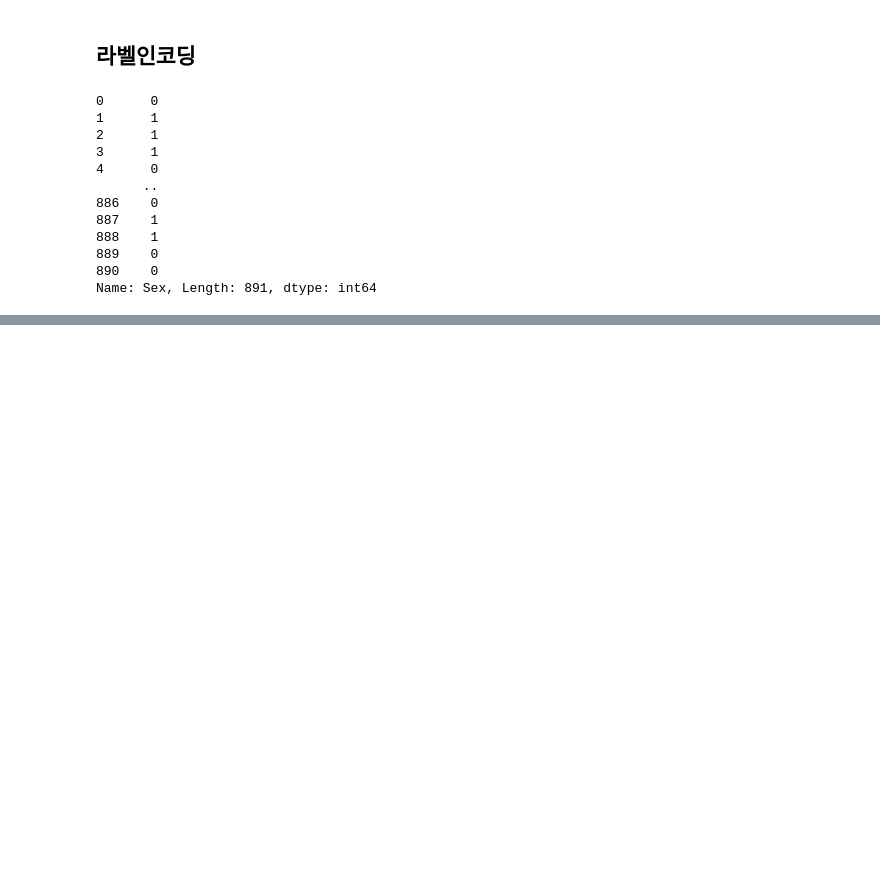
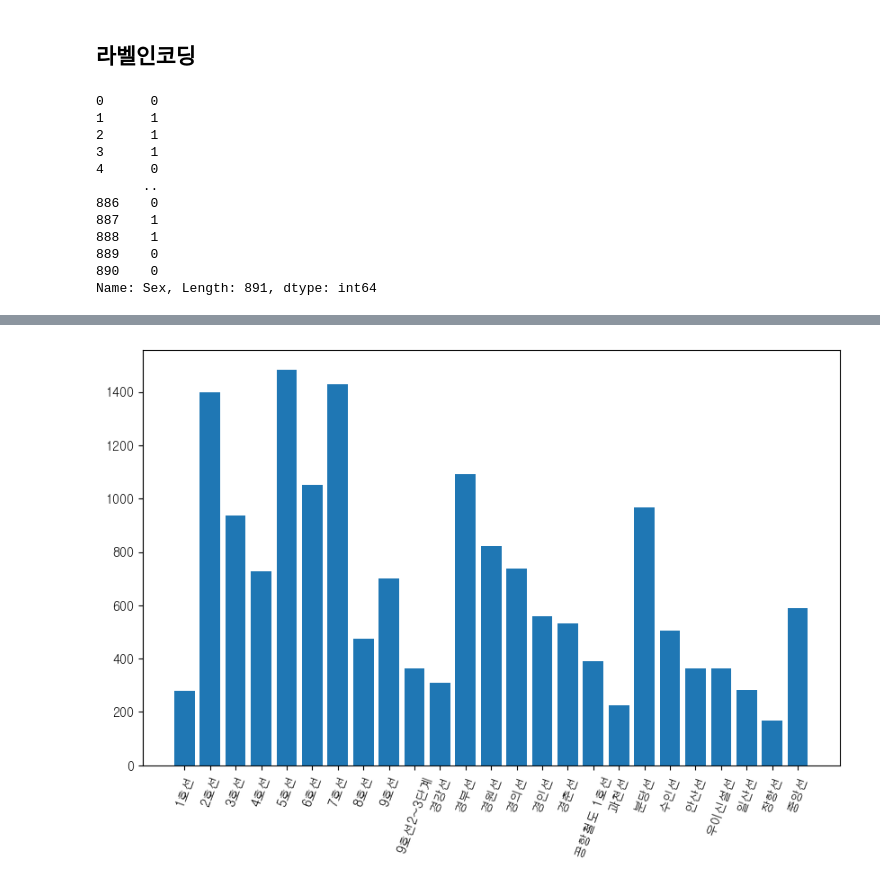
Before and after one commit to ally260509/hipython, a Jupyter notebook: 42.데이터전처리.ipynb, the cells around one changed output, grey strips where cells are left out. Drawn from its saved outputs; the diff is of its cells as text; code cells hidden in the pictures; blank space fills up the shorter version.

```diff
--- a/42.데이터전처리.ipynb
+++ b/42.데이터전처리.ipynb
@@ -1205,0 +1210,3 @@ Name: Sex, Length: 891, dtype: int64
+# %%
+df = pd.read_csv('./data\CARD_SUBWAY_MONTH_202102.csv', usecols=range(6))
+df.info()
@@ -1205,0 +1251,4 @@ Name: Sex, Length: 891, dtype: int64
+# %%
+#df['노선명'].value_counts()
+df_line_cnt=df.groupby('노선명').size().reset_index()
+df_line_cnt
@@ -1205,0 +1278,12 @@ Name: Sex, Length: 891, dtype: int64
+# %%
+#폰트 지정
+from matplotlib import rcParams
+rcParams['font.family'] = 'Gulim'
+rcParams['axes.unicode_minus'] = False
+# %%
+plt.figure(figsize=(10,6))
+plt.bar(df_line_cnt['노선명'],df_line_cnt[0])
+plt.xticks(rotation=70)
+plt.show()
+# %% [output]
+[figure, added]
```
Also changed, not shown: parts of 22 cells of this notebook, 8 other files.
